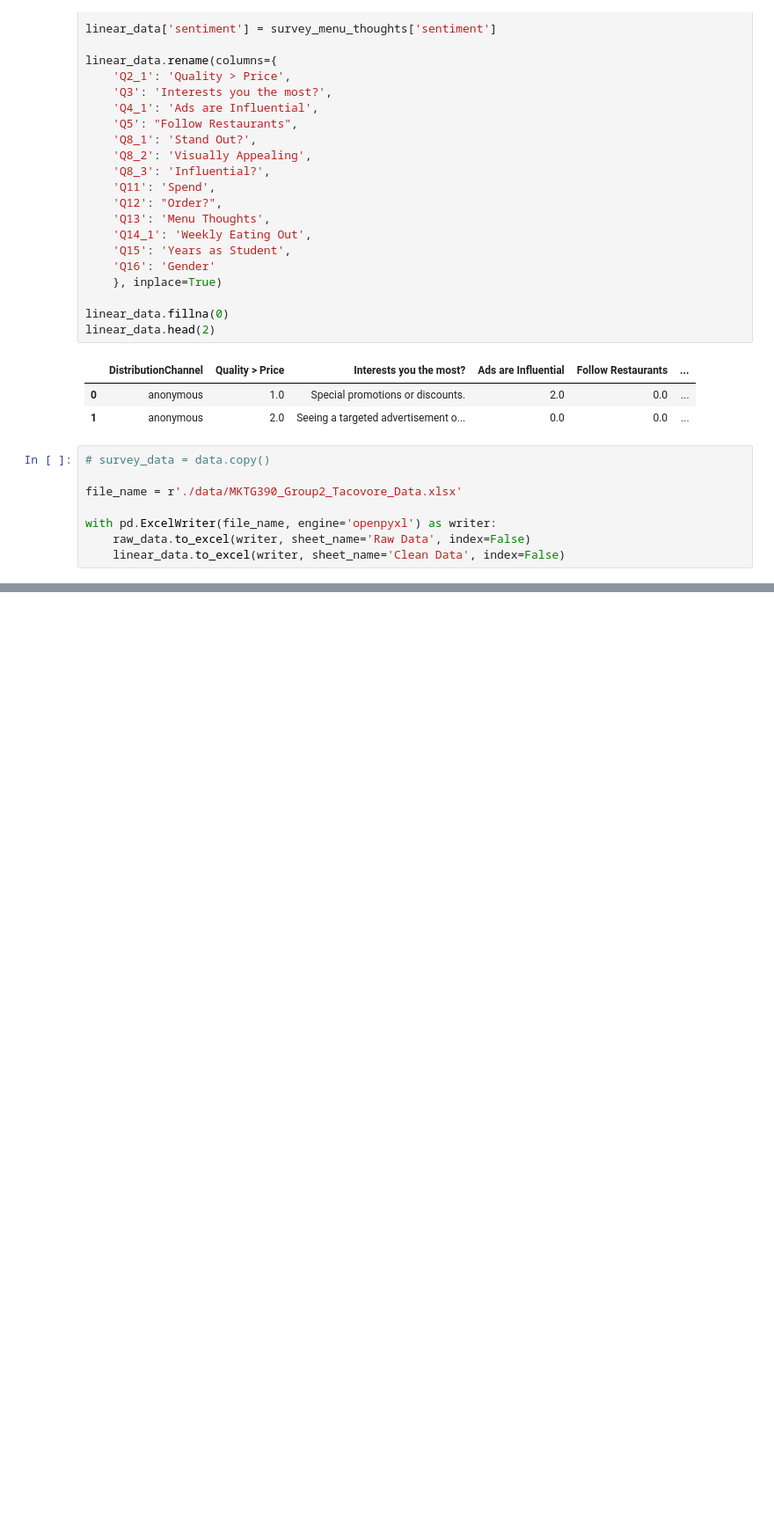
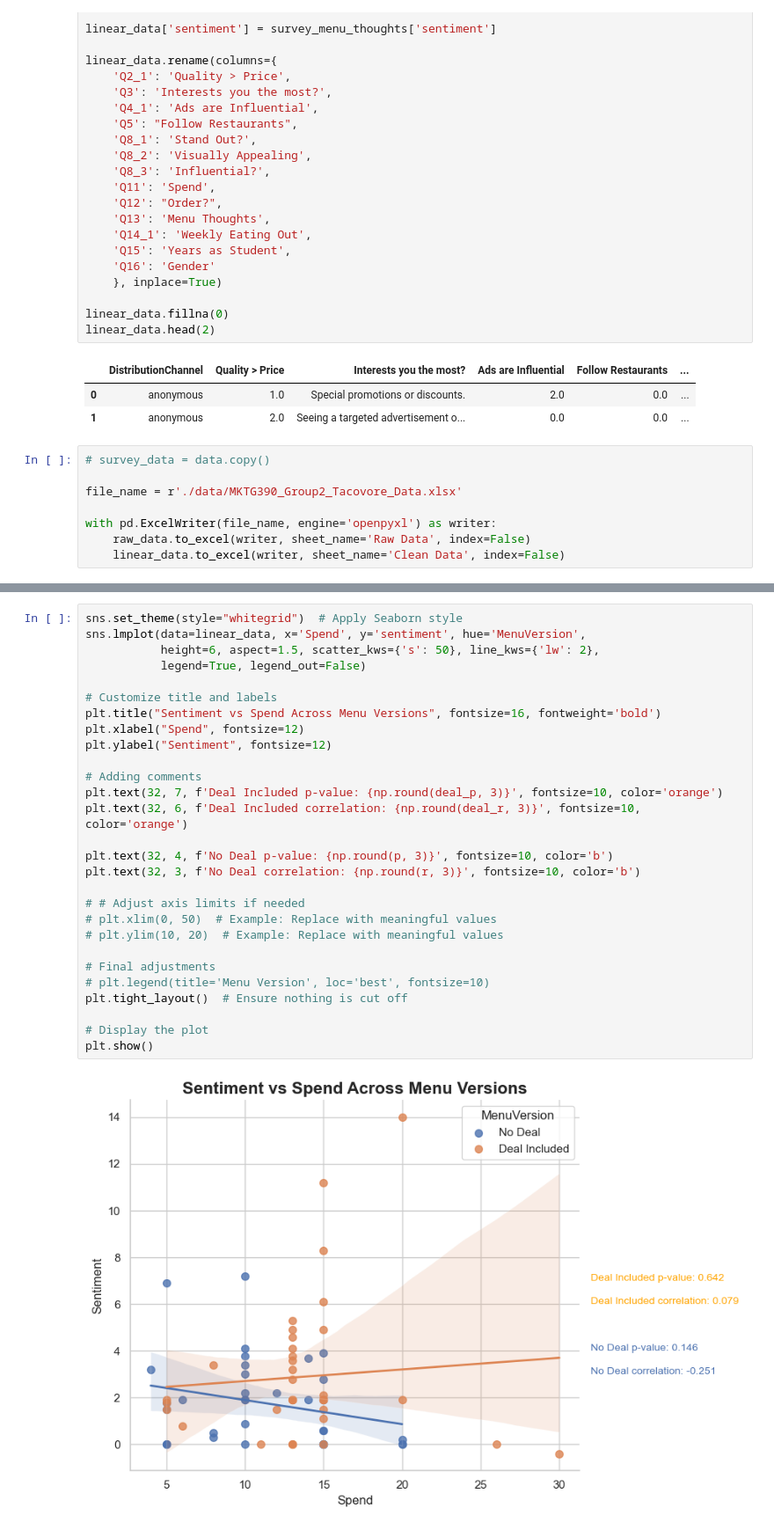
Before and after one commit to Elijah-Andrae56/MKTG_390_Survey_Analysis, a Jupyter notebook: mktg_390.ipynb, the cells around one changed output, grey strips where cells are left out. Shown at 88% size. Drawn from its saved outputs; the diff is of its cells as text; blank space fills up the shorter version.

```diff
--- a/mktg_390.ipynb
+++ b/mktg_390.ipynb
@@ -552,0 +599,30 @@ plt.show()
+# %%
+sns.set_theme(style="whitegrid")  # Apply Seaborn style
+sns.lmplot(data=linear_data, x='Spend', y='sentiment', hue='MenuVersion',
+           height=6, aspect=1.5, scatter_kws={'s': 50}, line_kws={'lw': 2},
+           legend=True, legend_out=False)
+
+# Customize title and labels
+plt.title("Sentiment vs Spend Across Menu Versions", fontsize=16, fontweight='bold')
+plt.xlabel("Spend", fontsize=12)
+plt.ylabel("Sentiment", fontsize=12)
+
+# Adding comments
+plt.text(32, 7, f'Deal Included p-value: {np.round(deal_p, 3)}', fontsize=10, color='orange')
+plt.text(32, 6, f'Deal Included correlation: {np.round(deal_r, 3)}', fontsize=10, color='orange')
+
+plt.text(32, 4, f'No Deal p-value: {np.round(p, 3)}', fontsize=10, color='b')
+plt.text(32, 3, f'No Deal correlation: {np.round(r, 3)}', fontsize=10, color='b')
+
+# # Adjust axis limits if needed
+# plt.xlim(0, 50)  # Example: Replace with meaningful values
+# plt.ylim(10, 20)  # Example: Replace with meaningful values
+
+# Final adjustments
+# plt.legend(title='Menu Version', loc='best', fontsize=10)
+plt.tight_layout()  # Ensure nothing is cut off
+
+# Display the plot
+plt.show()
+# %% [output]
+[figure, added]
```
Also changed, not shown: parts of 7 cells of this notebook.
